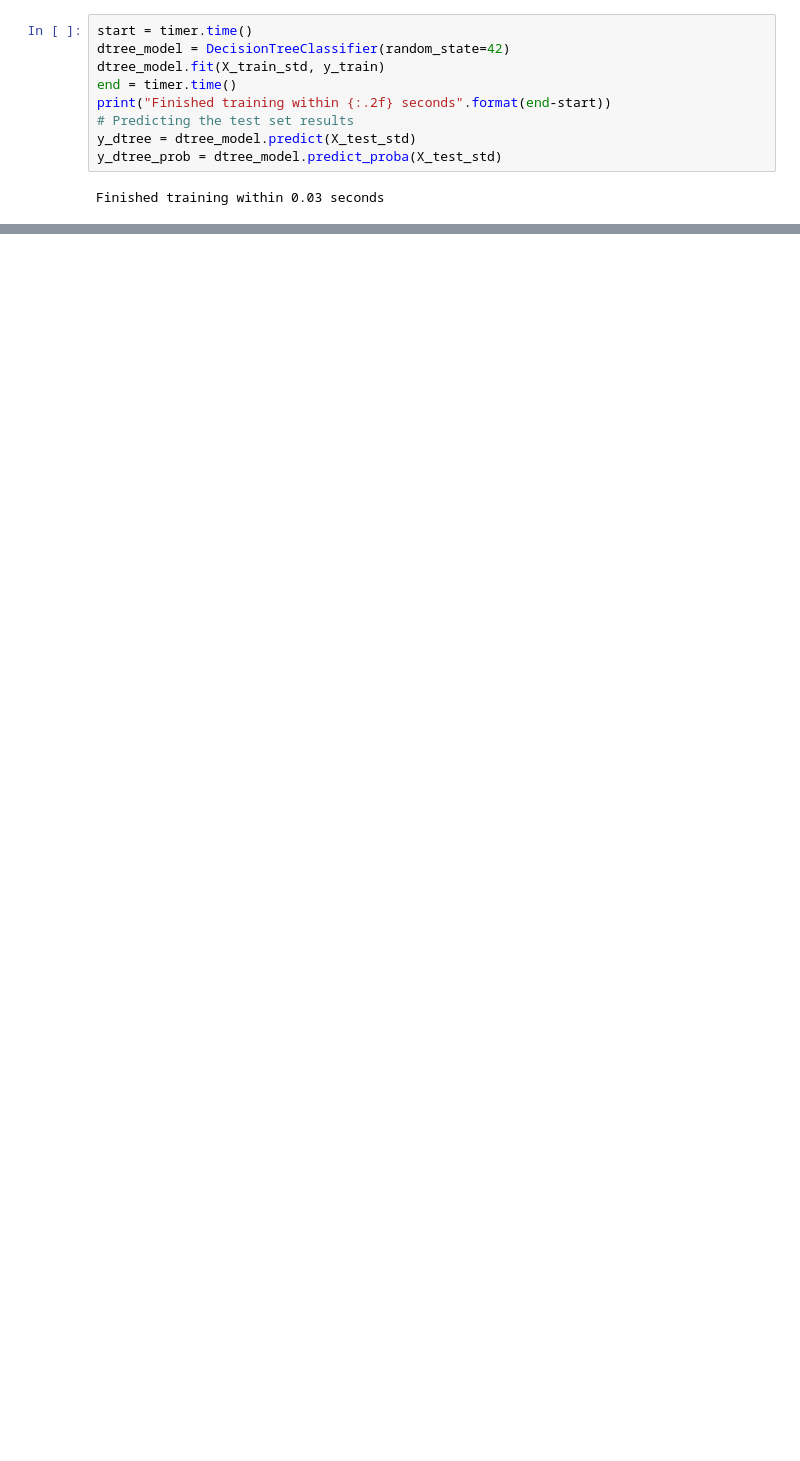
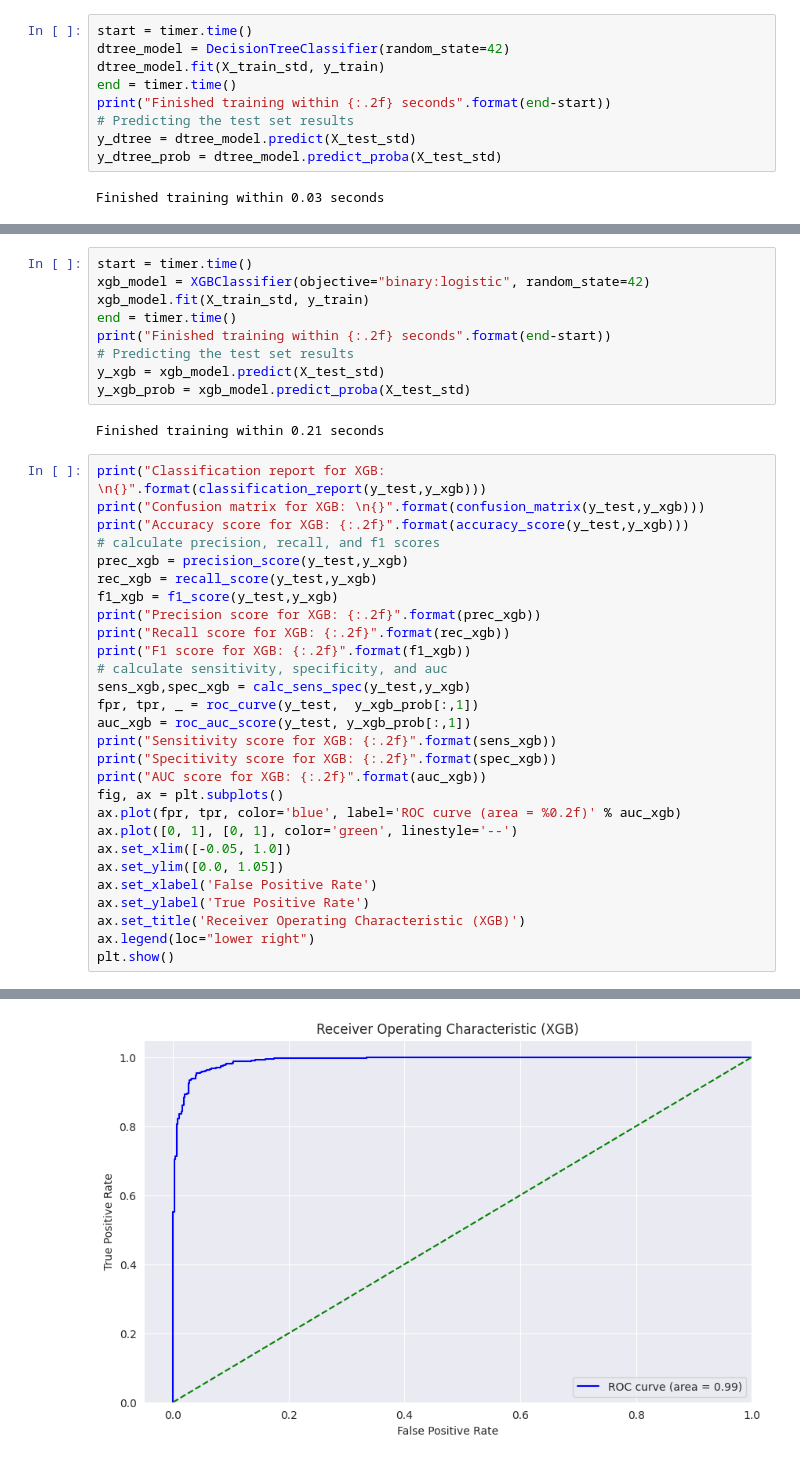
Before and after one commit to sid995/stroke-prediction-ml, a Jupyter notebook: stroke_prediction.ipynb, the cells around one changed output, grey strips where cells are left out. Cells and saved outputs as stored; diff of their text form; blank space fills up the shorter version.

Commit message:
added new models

```diff
--- a/stroke_prediction.ipynb
+++ b/stroke_prediction.ipynb
@@ -605,0 +606,40 @@ AUC score for LGBM: 0.99
+# %%
+start = timer.time()
+xgb_model = XGBClassifier(objective="binary:logistic", random_state=42)
+xgb_model.fit(X_train_std, y_train)
+end = timer.time()
+print("Finished training within {:.2f} seconds".format(end-start))
+# Predicting the test set results
+y_xgb = xgb_model.predict(X_test_std)
+y_xgb_prob = xgb_model.predict_proba(X_test_std)
+# %% [output]
+Finished training within 0.21 seconds
+# %%
+print("Classification report for XGB: \n{}".format(classification_report(y_test,y_xgb)))
+print("Confusion matrix for XGB: \n{}".format(confusion_matrix(y_test,y_xgb)))
+print("Accuracy score for XGB: {:.2f}".format(accuracy_score(y_test,y_xgb)))
+# calculate precision, recall, and f1 scores
+prec_xgb = precision_score(y_test,y_xgb)
+rec_xgb = recall_score(y_test,y_xgb)
+f1_xgb = f1_score(y_test,y_xgb)
+print("Precision score for XGB: {:.2f}".format(prec_xgb))
+print("Recall score for XGB: {:.2f}".format(rec_xgb))
+print("F1 score for XGB: {:.2f}".format(f1_xgb))
+# calculate sensitivity, specificity, and auc
+sens_xgb,spec_xgb = calc_sens_spec(y_test,y_xgb)
+fpr, tpr, _ = roc_curve(y_test,  y_xgb_prob[:,1])
+auc_xgb = roc_auc_score(y_test, y_xgb_prob[:,1])
+print("Sensitivity score for XGB: {:.2f}".format(sens_xgb))
+print("Specitivity score for XGB: {:.2f}".format(spec_xgb))
+print("AUC score for XGB: {:.2f}".format(auc_xgb))
+fig, ax = plt.subplots()
+ax.plot(fpr, tpr, color='blue', label='ROC curve (area = %0.2f)' % auc_xgb)
+ax.plot([0, 1], [0, 1], color='green', linestyle='--')
+ax.set_xlim([-0.05, 1.0])
+ax.set_ylim([0.0, 1.05])
+ax.set_xlabel('False Positive Rate')
+ax.set_ylabel('True Positive Rate')
+ax.set_title('Receiver Operating Characteristic (XGB)')
+ax.legend(loc="lower right")
+plt.show()
+# %% [output]
@@ -605,0 +666 @@ AUC score for LGBM: 0.99
+[figure, added]
```
Also changed, not shown: parts of 14 cells of this notebook, 3 other files.
